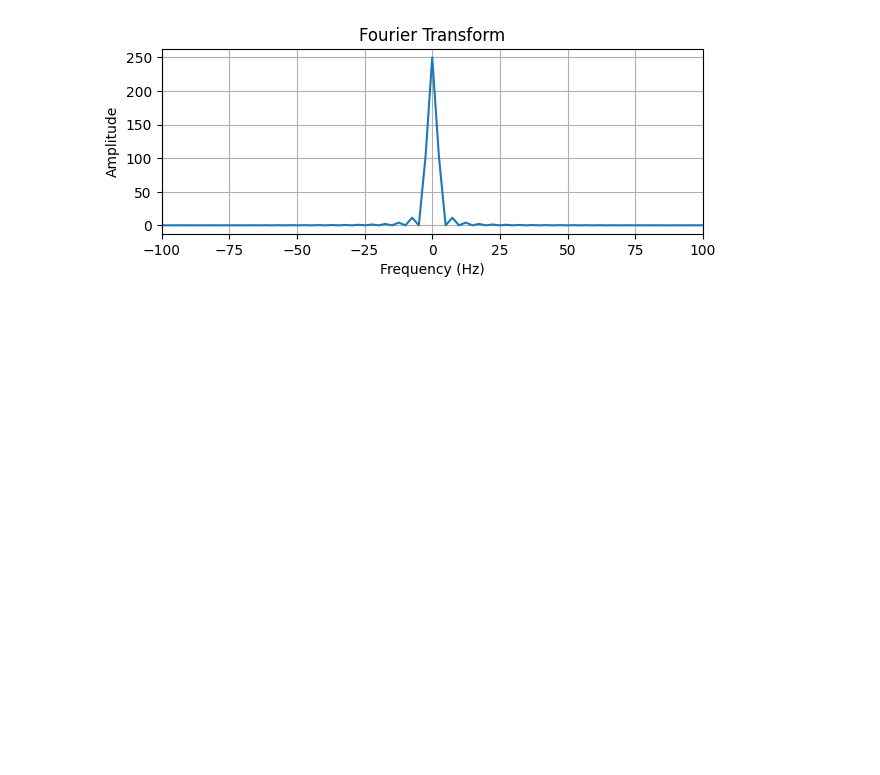
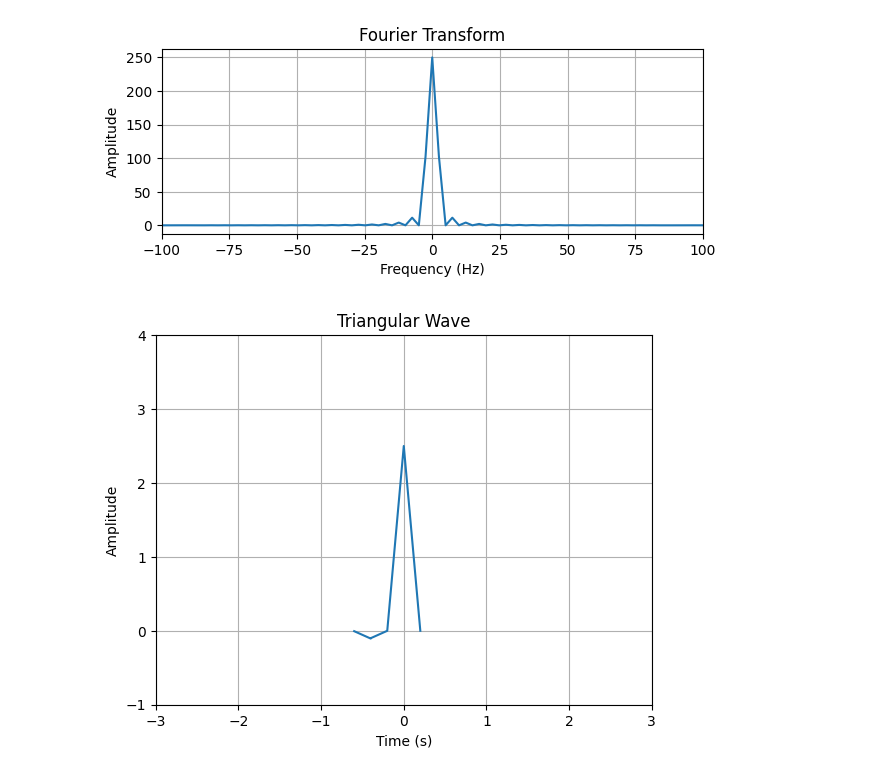
Before and after one commit to SalvatoreAguilera/ECG-SIM, a Jupyter notebook: ecg.ipynb, the cells around one changed output. Cells and saved outputs as stored; diff of their text form; code cells hidden in the pictures; blank space fills up the shorter version.

```diff
--- a/ecg.ipynb
+++ b/ecg.ipynb
@@ -45,3 +46,32 @@ plt.tight_layout()
 plt.show()
 # %% [output]
 [figure]
+# %%
+#S and Q
+amp = .1
+b = 2
+period = 0.4
+x1_q = np.linspace(-.6, -.4, 100)
+x2_q = np.linspace(-0.4, -0.2, 100)
+
+def triangle_wave(amp, b, x, period, c, h):
+    return (((c * (b * amp * (x+.25))) / period) + amp) - (h)
+
+qtriangle_sig1 = triangle_wave(amp, b, x1_q, period, -1, .28)
+qtriangle_sig2 = triangle_wave(amp, b, x2_q, period, 1, .125)
+q_xc = np.concatenate((x1_q, x2_q))
+
+qtriangle_sig = np.concatenate((qtriangle_sig1, qtriangle_sig2))
+
+newxc = np.concatenate((q_xc, xc))
+rtriangle_sig = np.concatenate((qtriangle_sig, triangle_sig))
+
+plt.plot(newxc, rtriangle_sig)
+plt.title('Triangular Wave')
+plt.xlabel('Time (s)')
+plt.ylabel('Amplitude')
+plt.xlim(-3,3)
+plt.ylim(-1,4)
+plt.grid(True)
+# %% [output]
+[figure, added]
```
Also changed, not shown: parts of 1 cell of this notebook.
